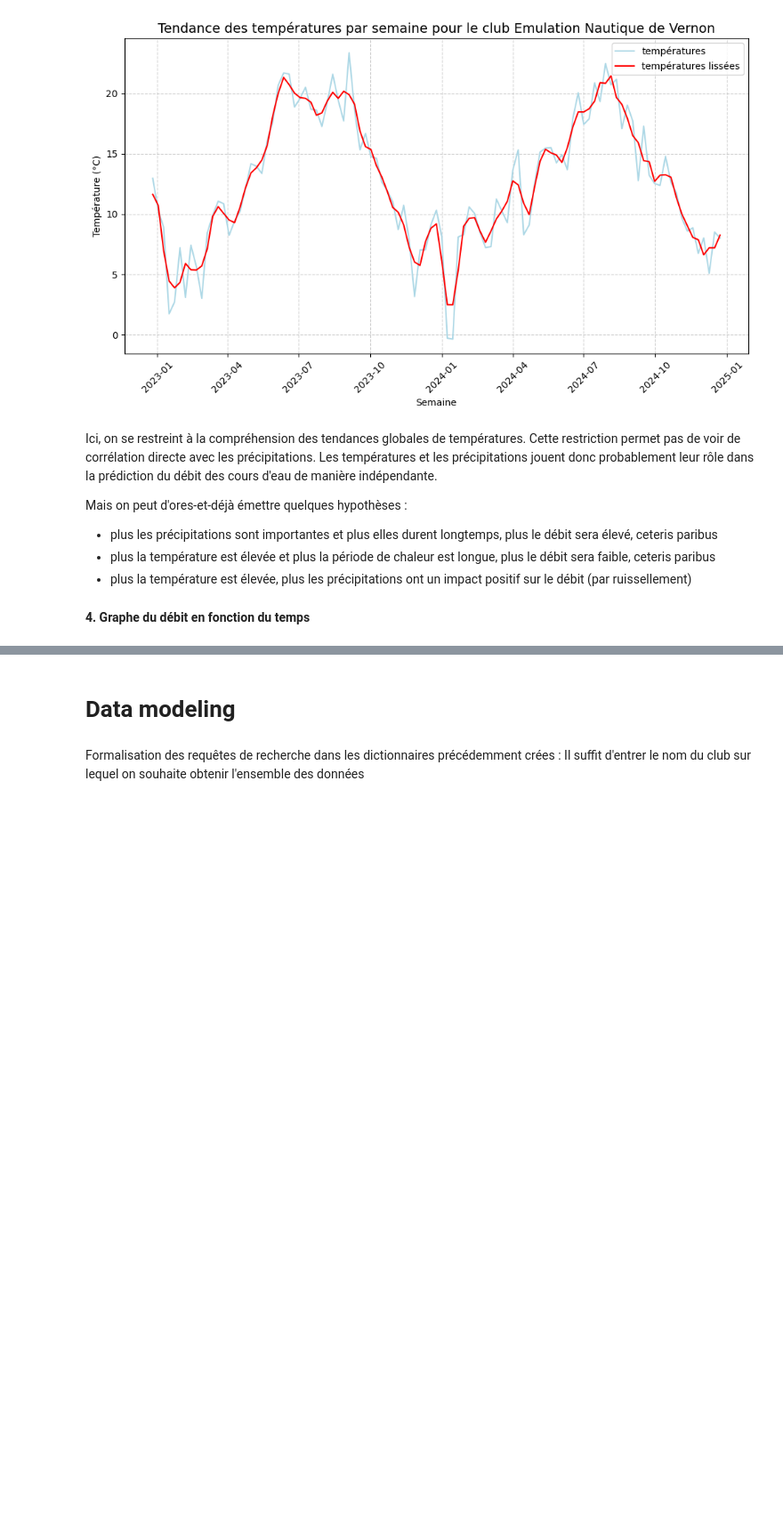
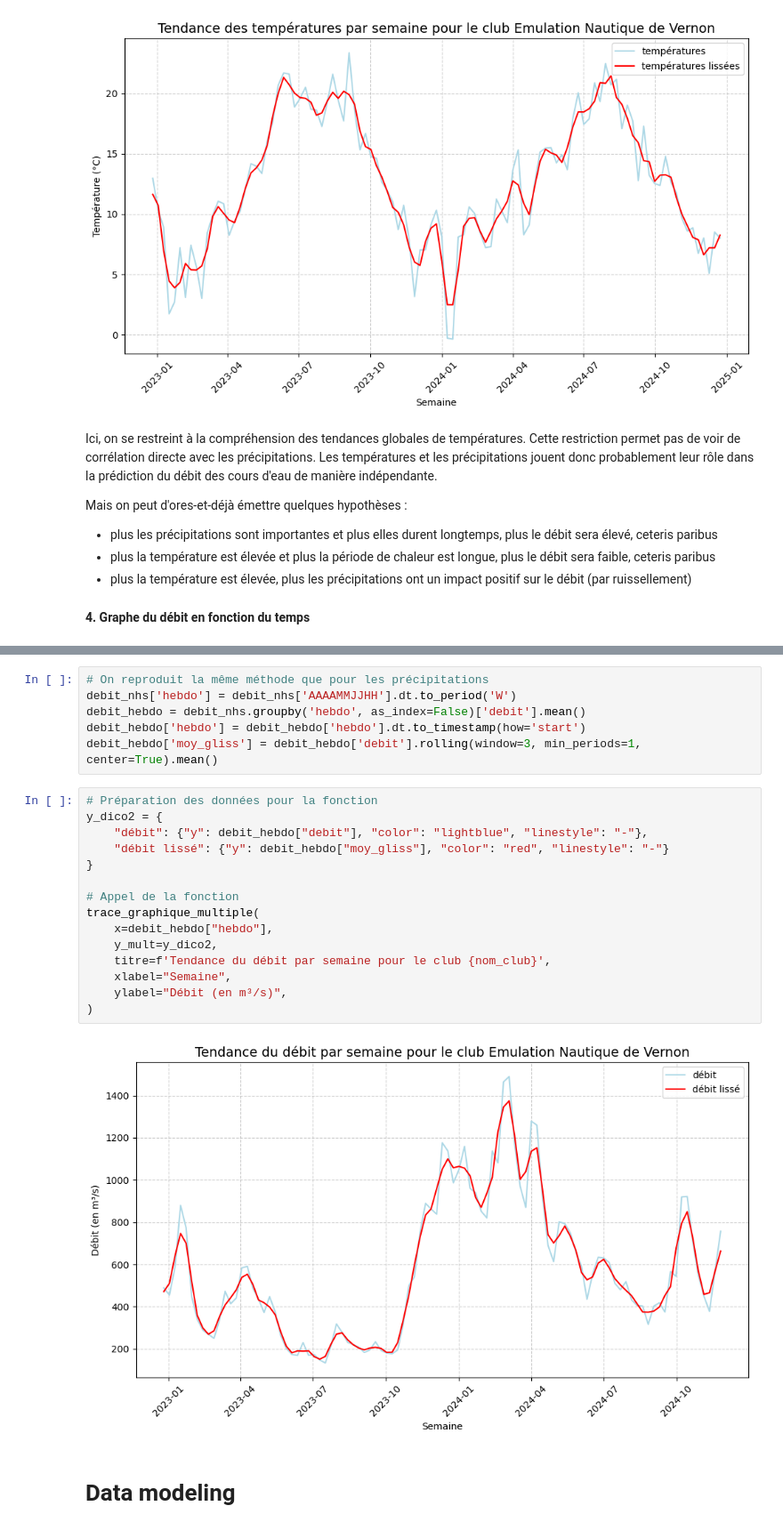
Before and after one commit to vadim-gisserot/Projet-de-Python-Leroux-Gisserot, a Jupyter notebook: notebooks/draft2.ipynb, the cells around one changed output, grey strips where cells are left out. Shown at 89% size. Saved outputs shown, nothing was run; the diff lists cells and outputs as text; blank space fills up the shorter version.

```diff
--- a/notebooks/draft2.ipynb
+++ b/notebooks/draft2.ipynb
@@ -451,5 +373,25 @@ Mais on peut d'ores-et-déjà émettre quelques hypothèses :
+# %%
+# On reproduit la même méthode que pour les précipitations
+debit_nhs['hebdo'] = debit_nhs['AAAAMMJJHH'].dt.to_period('W')
+debit_hebdo = debit_nhs.groupby('hebdo', as_index=False)['debit'].mean()
+debit_hebdo['hebdo'] = debit_hebdo['hebdo'].dt.to_timestamp(how='start')
+debit_hebdo['moy_gliss'] = debit_hebdo['debit'].rolling(window=3, min_periods=1, center=True).mean()
+# %%
+# Préparation des données pour la fonction
+y_dico2 = {
+    "débit": {"y": debit_hebdo["debit"], "color": "lightblue", "linestyle": "-"},
+    "débit lissé": {"y": debit_hebdo["moy_gliss"], "color": "red", "linestyle": "-"}
+}
+
+# Appel de la fonction
+trace_graphique_multiple(
+    x=debit_hebdo["hebdo"],
+    y_mult=y_dico2,
+    titre=f'Tendance du débit par semaine pour le club {nom_club}',
+    xlabel="Semaine",
+    ylabel="Débit (en m³/s)",
+)
+# %% [output]
+[figure, added]
 # %% [markdown]
 # **Data modeling**
-# %% [markdown]
-Formalisation des requêtes de recherche dans les dictionnaires précédemment crées :
-Il suffit d'entrer le nom du club sur lequel on souhaite obtenir l'ensemble des données
```
Also changed, not shown: parts of 17 cells of this notebook.
